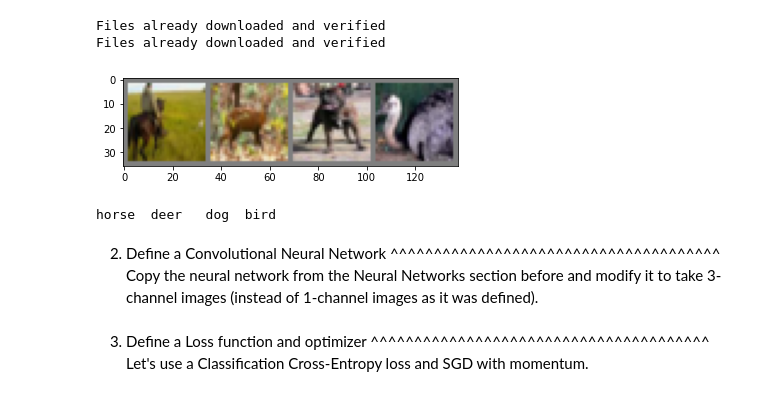
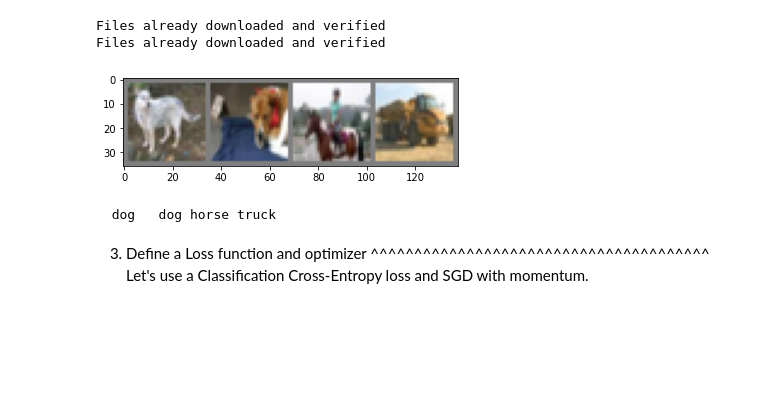
Before and after one commit to shishigit/pytorchlianxi, a Jupyter notebook: cifar10_tutorial.ipynb, the cells around one changed output. Cells and saved outputs as stored; diff of their text form; code cells hidden in the pictures; blank space fills up the shorter version.

```diff
--- a/cifar10_tutorial.ipynb
+++ b/cifar10_tutorial.ipynb
@@ -63,43 +63,42 @@ Files already downloaded and verified
 # %%
 import matplotlib.pyplot as plt
 import numpy as np
 
 # 展示图片
 def imshow(img):
     # 去正则化
     img = img / 2 + 0.5
     # tensor 转 np
     npimg = img.numpy()
     # 显示图片
     plt.imshow(
         # 矩阵转置
         np.transpose(
             # 被转置的矩阵
             npimg,
             # （x,y,z）转为（y,z,x）
             (1, 2, 0)
         )
     )
     # 显示图片
     plt.show()
 
 
 # 加载的图片的迭代器
 dataiter = iter(trainloader)
+# 获取第一个批次
 images, labels = dataiter.next()
 
-# show images
-imshow(torchvision.utils.make_grid(images))
-# print labels
+# 展示图片
+imshow(
+    # 整合第一个批次的图片为一个
+    torchvision.utils.make_grid(images)
+)
+# 展示图片的标签
 print(' '.join('%5s' % classes[labels[j]] for j in range(4)))
 # %% [output]
-[figure, old version]
+[figure, new version]
-horse  deer   dog  bird
+  dog   dog horse truck
-# %% [markdown]
-2. Define a Convolutional Neural Network
-^^^^^^^^^^^^^^^^^^^^^^^^^^^^^^^^^^^^^^
-Copy the neural network from the Neural Networks section before and modify it to
-take 3-channel images (instead of 1-channel images as it was defined).
 # %%
 import torch.nn as nn
 import torch.nn.functional as F
```
Also changed, not shown: parts of 1 cell of this notebook.
